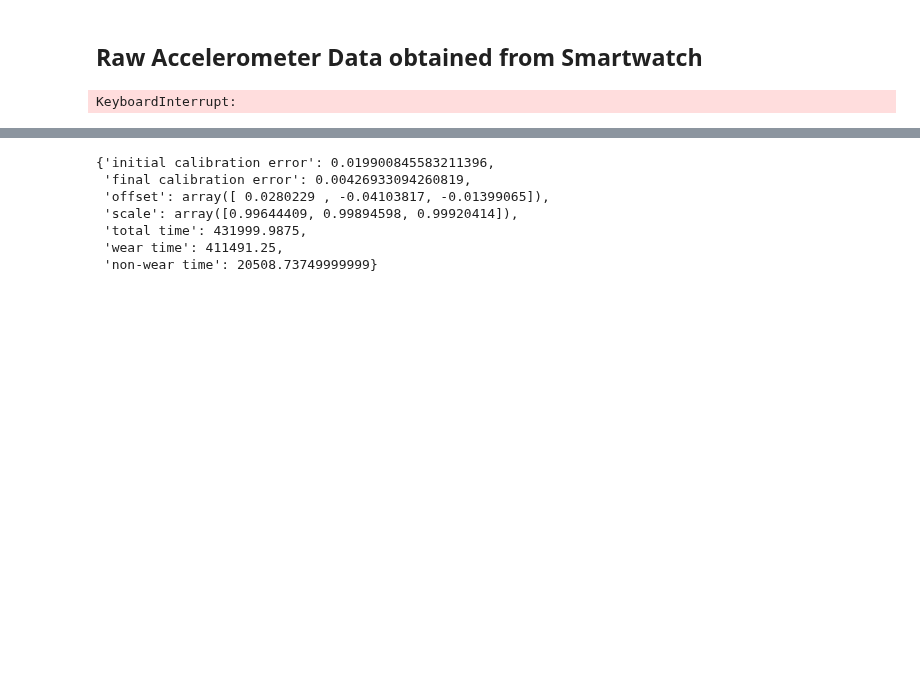
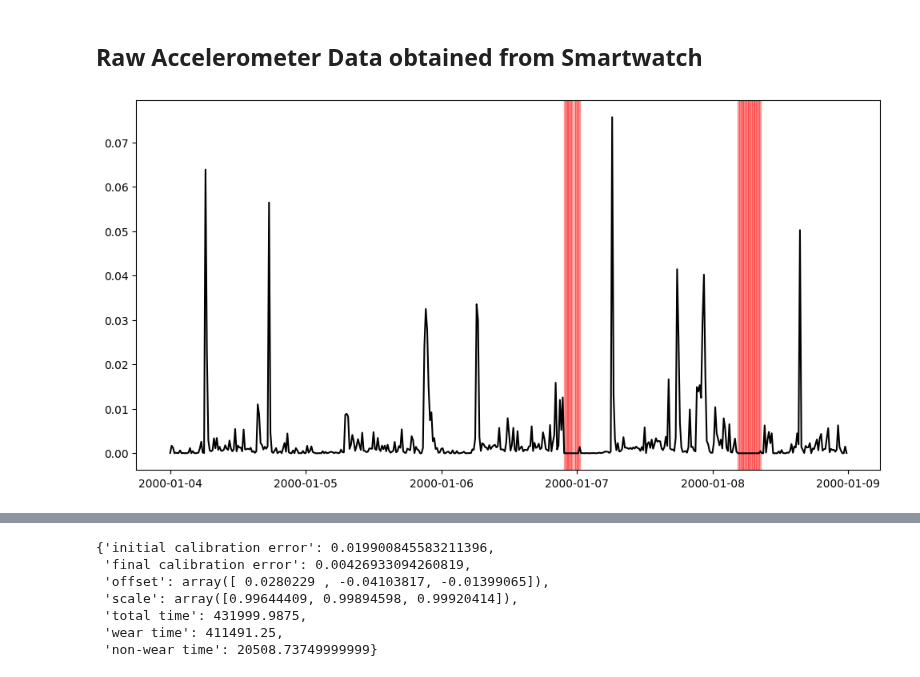
Before and after one commit to ADAMMA-CDHI-ETH-Zurich/CosinorAge, a Jupyter notebook: examples/data_loading.ipynb, the cells around one changed output, grey strips where cells are left out. Cells and saved outputs as stored; diff of their text form; code cells hidden in the pictures; blank space fills up the shorter version.

Commit message:
adjusted plotting

```diff
--- a/examples/data_loading.ipynb
+++ b/examples/data_loading.ipynb
@@ -18,9 +18,9 @@ else:
     with open("smartwatch_loader_p.pkl", "rb") as file:
         smartwatch_loader_p = pickle.load(file)
 # %%
-smartwatch_loader_p.plot_orig_enmo(wear=False)
+smartwatch_loader_p.plot_orig_enmo()
 # %% [output]
-KeyboardInterrupt:
+[figure, added]
 # %%
 smartwatch_loader_p.plot_enmo()
 # %% [output]
```
Also changed, not shown: parts of 4 cells of this notebook.
